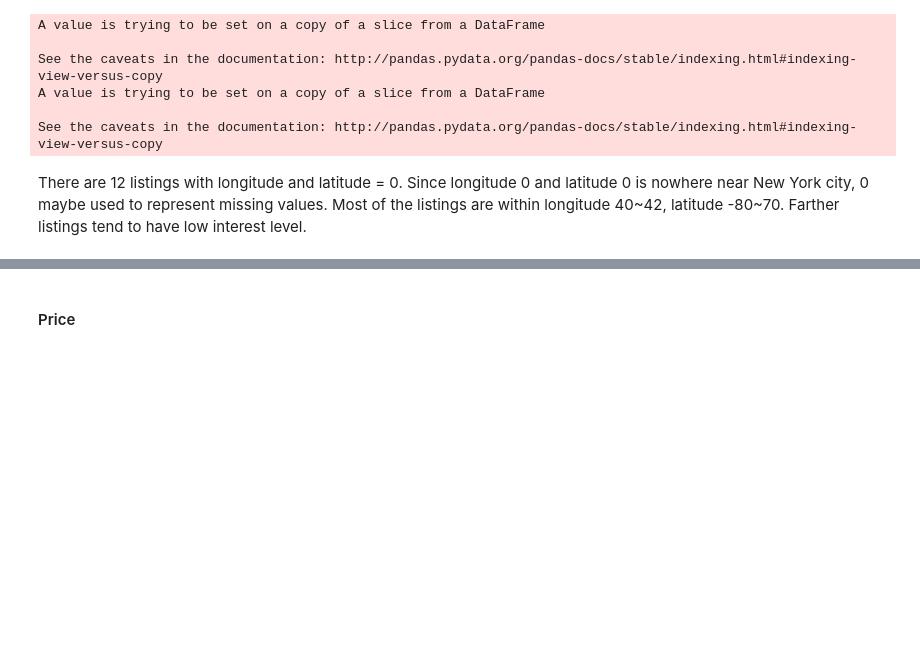
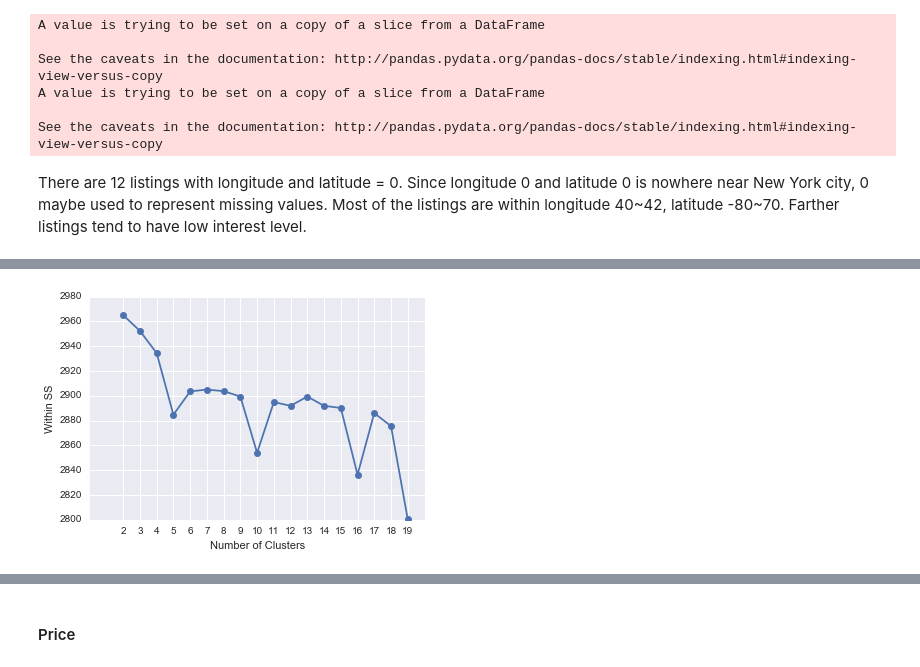
Before and after one commit to al825/Reatal_List_Classification, a Jupyter notebook: data_exploratory_analysis.ipynb, the cells around one changed output, grey strips where cells are left out. Drawn from its saved outputs; the diff is of its cells as text; code cells hidden in the pictures; blank space fills up the shorter version.

```diff
--- a/data_exploratory_analysis.ipynb
+++ b/data_exploratory_analysis.ipynb
@@ -262,3 +262,31 @@ A value is trying to be set on a copy of a slice from a DataFrame
 See the caveats in the documentation: http://pandas.pydata.org/pandas-docs/stable/indexing.html#indexing-view-versus-copy
 # %% [markdown]
 There are 12 listings with longitude and latitude = 0. Since longitude 0 and latitude 0 is nowhere near New York city, 0 maybe used to represent missing values. Most of the listings are within longitude 40~42, latitude -80~70. Farther listings tend to have low interest level.
+# %%
+# how many clusters
+def eucliddist_squre(point1, point2):
+    return sum([ (x-y)**2 for x, y in zip(point1, point2)])
+
+def get_withinSS(points, center):
+    return sum([eucliddist_squre(p, center) for p in points])
+# %%
+batch_size = 200
+num_clusters = range(2, 20)
+
+
+mbks = [MiniBatchKMeans(init='k-means++', n_clusters=n, batch_size=batch_size, n_init=10, max_no_improvement=10,
+                     verbose=0) for n in num_clusters]
+
+
+for m in mbks:
+    m.fit(train_set[['longitude', 'latitude']])
+
+mbks_centers = [m.cluster_centers_ for m in mbks]
+mbks_labels = [m.labels_ for m in mbks]
+
+
+withinSS = [sum([get_withinSS(train_set[['longitude', 'latitude']].loc[mbks_labels[n]==i].as_matrix(), c) \
+    for i, c in enumerate(mbks_centers[n])]) for n, _ in enumerate(num_clusters)]
+
+
+withinSS
@@ -265,3 +312,14 @@ There are 12 listings with longitude and latitude = 0. Since longitude 0 and lat
+# %%
+# draw the elbow plot
+ax = plt.subplot(1, 1, 1)
+ax.plot(num_clusters, withinSS, 'o-')
+ax.set(xlabel='Number of Clusters', ylabel='Within SS', xticks=num_clusters, xlim=(0, num_clusters[-1]+1))
+#ax.set_xticks([2, 3])
+plt.show()
+
+# 5 clusters
+# %% [output]
+[figure, added]
 # %%
 # Use Minibath Kmeans to cluster the data points based on the longitude and latitute
 batch_size = 200
```
Also changed, not shown: parts of 6 cells of this notebook.
